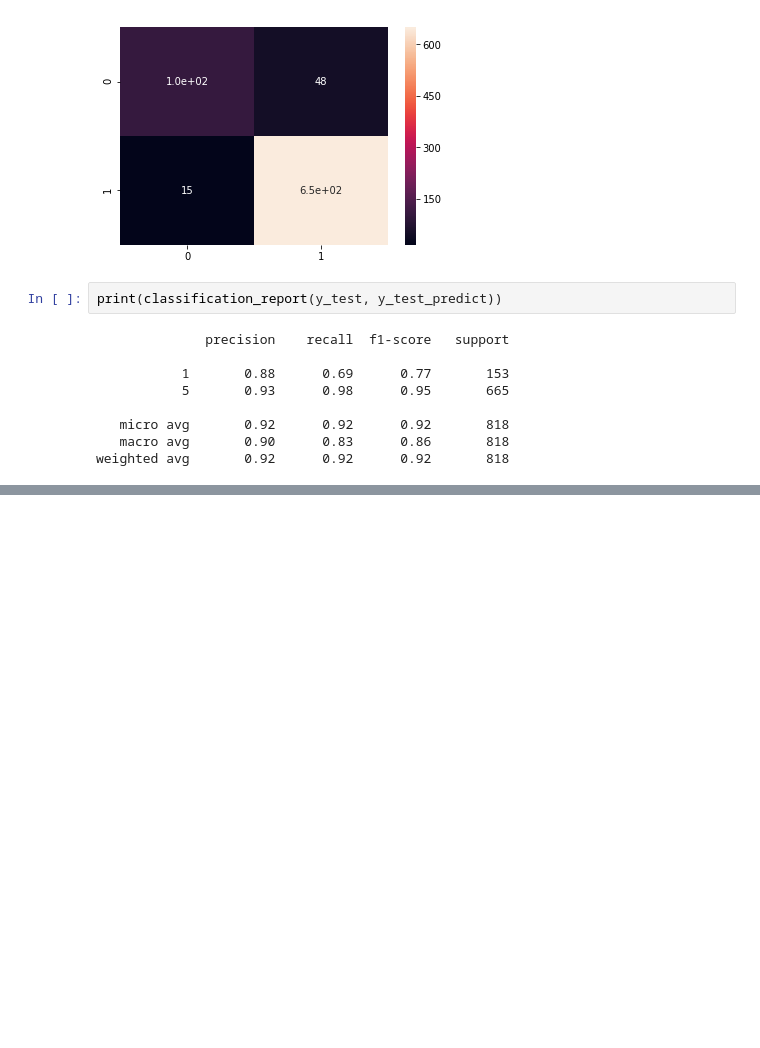
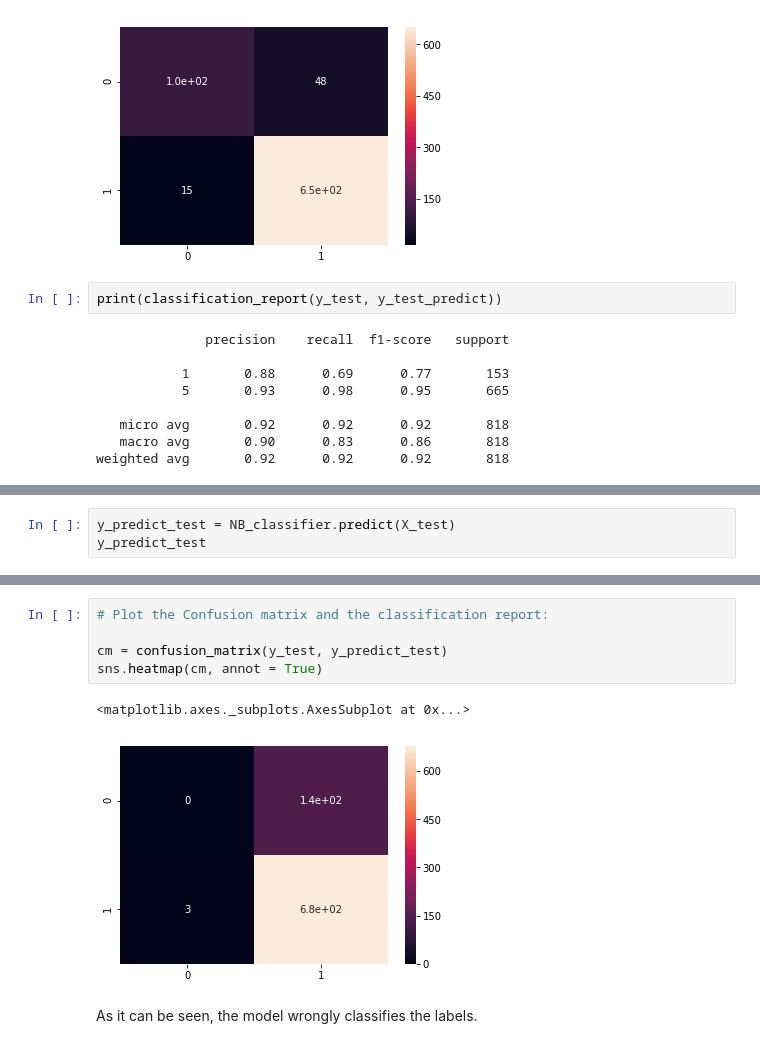
Before and after one commit to ylee9107/Project-7-YelpReviewsClassification, a Jupyter notebook: Project 7 - Classifying Yelp Review_NLP Exercise.ipynb, the cells around one changed output, grey strips where cells are left out. Saved outputs shown, nothing was run; the diff lists cells and outputs as text; blank space fills up the shorter version.

```diff
--- a/Project 7 - Classifying Yelp Review_NLP Exercise.ipynb
+++ b/Project 7 - Classifying Yelp Review_NLP Exercise.ipynb
@@ -638,0 +722,3 @@ weighted avg       0.92      0.92      0.92       818
+# %%
+y_predict_test = NB_classifier.predict(X_test)
+y_predict_test
@@ -638,0 +743,10 @@ weighted avg       0.92      0.92      0.92       818
+# %%
+# Plot the Confusion matrix and the classification report:
+
+cm = confusion_matrix(y_test, y_predict_test)
+sns.heatmap(cm, annot = True)
+# %% [output]
+<matplotlib.axes._subplots.AxesSubplot at 0x...>
+[figure, added]
+# %% [markdown]
+As it can be seen, the model wrongly classifies the labels.
```
Also changed, not shown: parts of 22 cells of this notebook.
